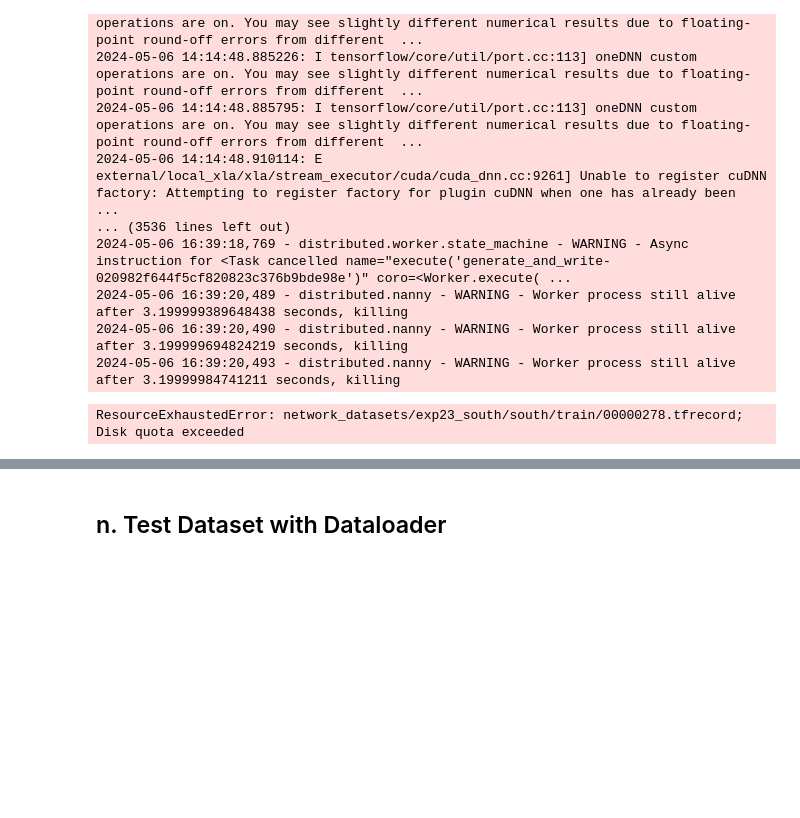
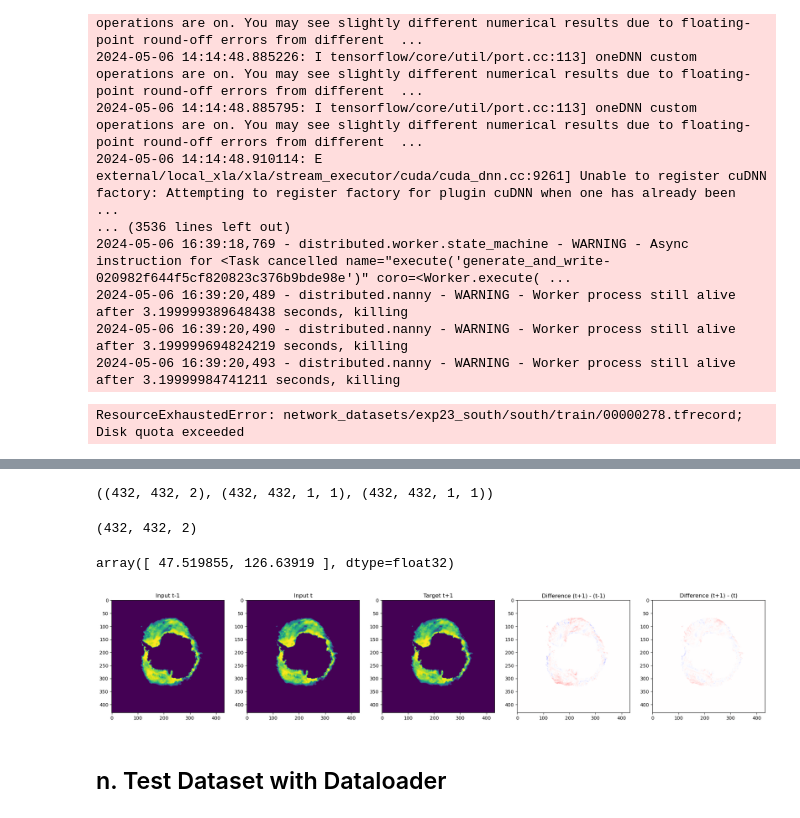
Before and after one commit to ampersandmcd/icenet-experimental, a Jupyter notebook: backbone-v1/datasets.ipynb, the cells around one changed output, grey strips where cells are left out. Cells and saved outputs as stored; diff of their text form; code cells hidden in the pictures; blank space fills up the shorter version.

```diff
--- a/backbone-v1/datasets.ipynb
+++ b/backbone-v1/datasets.ipynb
@@ -347,0 +378,20 @@ x.shape, y.shape, sw.shape
+# %%
+from icenet.data.loaders import IceNetDataLoaderFactory
+
+implementation = "dask"
+loader_config = "loader.single_year_lag_two.json"
+dataset_name = "single_year_lag_two"
+lag = 2
+
+dl = IceNetDataLoaderFactory().create_data_loader(
+    implementation,
+    loader_config,
+    dataset_name,
+    lag,
+    n_forecast_days=1,
+    north=False,
+    south=True,
+    output_batch_size=1,
+    generate_workers=1
+)
+dl.generate()
@@ -348,3 +416,35 @@ x.shape, y.shape, sw.shape
+# %%
+x, y, sw = dl.generate_sample(pd.Timestamp("2020-12-01"))
+x.shape, y.shape, sw.shape
+# %% [output]
+((432, 432, 2), (432, 432, 1, 1), (432, 432, 1, 1))
+# %%
+diff = x.squeeze() - y.squeeze(-1)
+diff.shape
+# %% [output]
+(432, 432, 2)
+# %%
+(diff**2).sum((0, 1))
+# %% [output]
+array([ 47.519855, 126.63919 ], dtype=float32)
+# %%
+import numpy as np
+import matplotlib.pyplot as plt
+
+fig, ax = plt.subplots(1, 5, figsize=(25, 5))
+ax[0].imshow(x[:, :, 1].squeeze())
+ax[0].set_title("Input t-1")
+ax[1].imshow(x[:, :, 0].squeeze())
+ax[1].set_title("Input t")
+ax[2].imshow(y.squeeze())
+ax[2].set_title("Target t+1")
+ax[3].imshow(diff[:, :, 1], cmap="bwr", vmin=-1, vmax=1)
+ax[3].set_title("Difference (t+1) - (t-1)")
+ax[4].imshow(diff[:, :, 0], cmap="bwr", vmin=-1, vmax=1)
+ax[4].set_title("Difference (t+1) - (t)")
+plt.show()
+# %% [output]
+[figure, added]
 # %% [markdown]
 ## n. Test Dataset with Dataloader
 # %%
```
Also changed, not shown: parts of 5 cells of this notebook, 4 other files.
